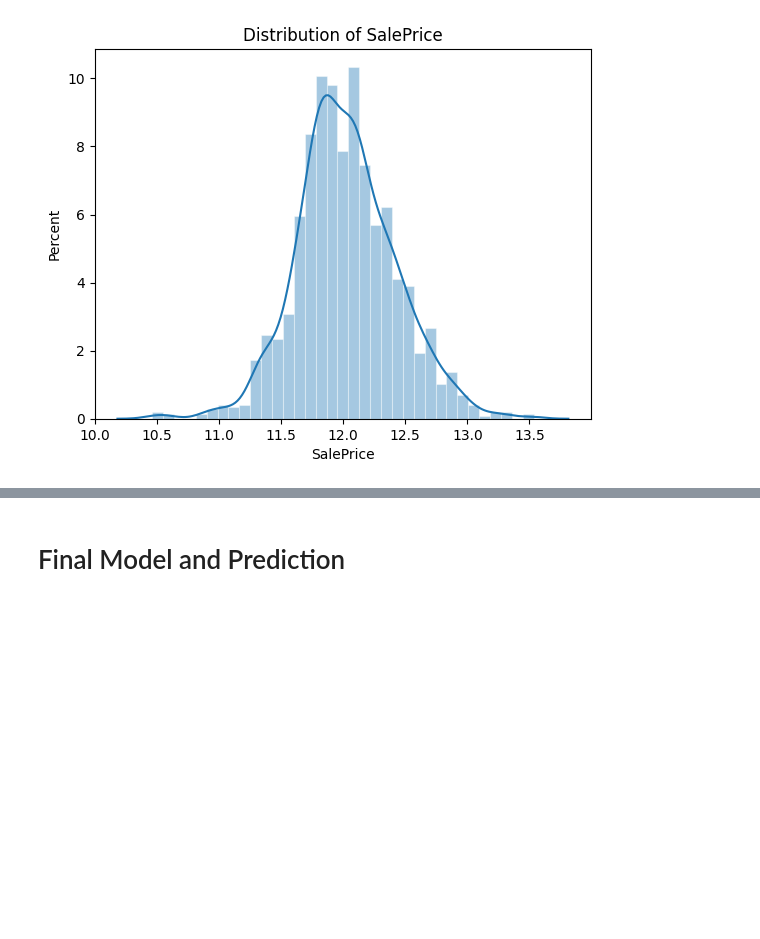
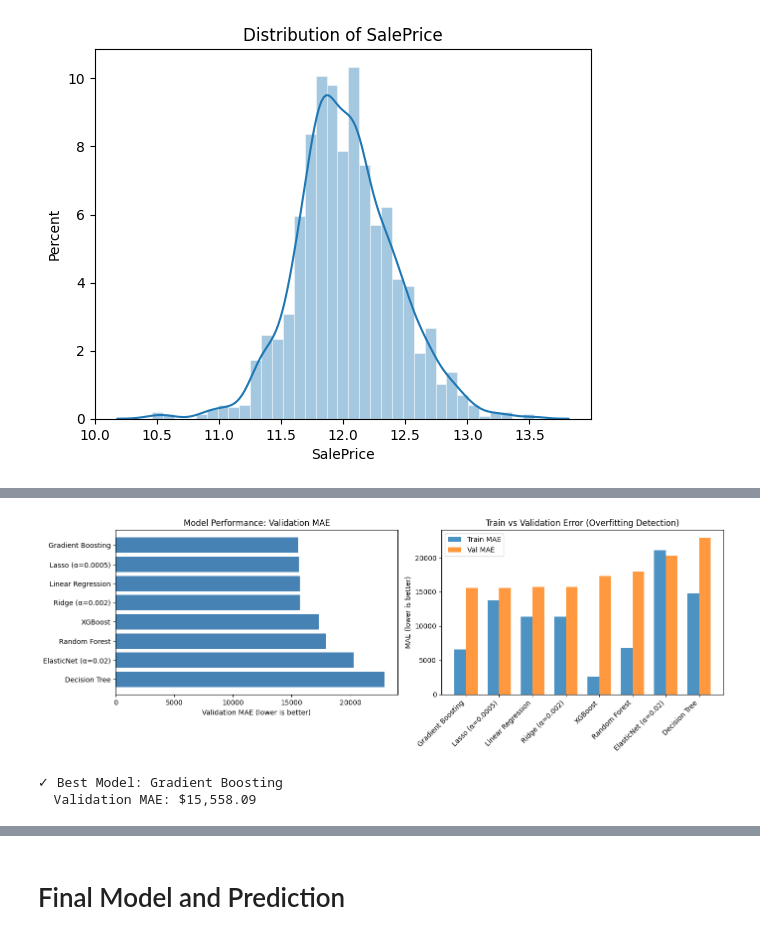
Before and after one commit to myang987/kaggle-housing-price, a Jupyter notebook: working.ipynb, the cells around one changed output, grey strips where cells are left out. Cells and saved outputs as stored; diff of their text form; code cells hidden in the pictures; blank space fills up the shorter version.

```diff
--- a/working.ipynb
+++ b/working.ipynb
@@ -588,0 +686,34 @@ train_y = train_final.SalePrice
+# %%
+# Visualize model performance
+fig, axes = plt.subplots(1, 2, figsize=(14, 5))
+
+# Plot 1: Validation MAE comparison
+results_df_sorted = results_df.sort_values('Val MAE', ascending=True)
+axes[0].barh(results_df_sorted['Model'], results_df_sorted['Val MAE'], color='steelblue')
+axes[0].set_xlabel('Validation MAE (lower is better)')
+axes[0].set_title('Model Performance: Validation MAE')
+axes[0].invert_yaxis()
+
+# Plot 2: Train vs Validation MAE to detect overfitting
+x = np.arange(len(results_df_sorted))
+width = 0.35
+axes[1].bar(x - width/2, results_df_sorted['Train MAE'], width, label='Train MAE', alpha=0.8)
+axes[1].bar(x + width/2, results_df_sorted['Val MAE'], width, label='Val MAE', alpha=0.8)
+axes[1].set_ylabel('MAE (lower is better)')
+axes[1].set_title('Train vs Validation Error (Overfitting Detection)')
+axes[1].set_xticks(x)
+axes[1].set_xticklabels(results_df_sorted['Model'], rotation=45, ha='right')
+axes[1].legend()
+
+plt.tight_layout()
+plt.show()
+
+# Identify best model
+best_model_name = results_df.iloc[0]['Model']
+best_val_mae = results_df.iloc[0]['Val MAE']
+print(f"\n✓ Best Model: {best_model_name}")
+print(f"  Validation MAE: ${best_val_mae:,.2f}")
+# %% [output]
+[figure, added]
+✓ Best Model: Gradient Boosting
+  Validation MAE: $15,558.09
```
Also changed, not shown: parts of 17 cells of this notebook.
